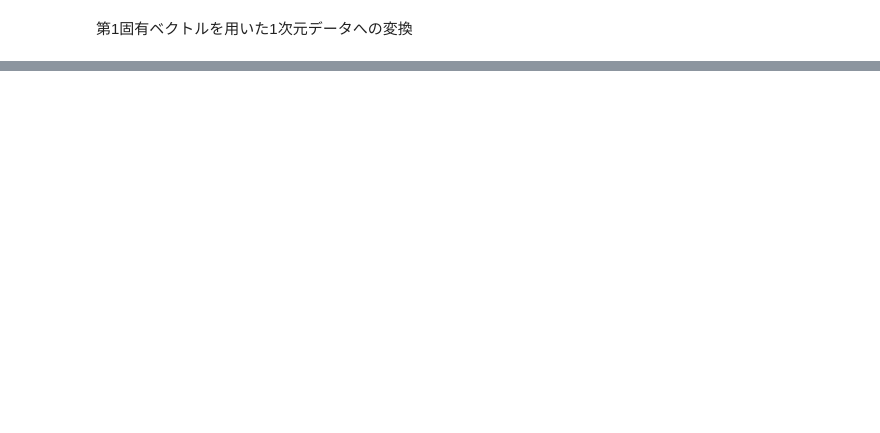
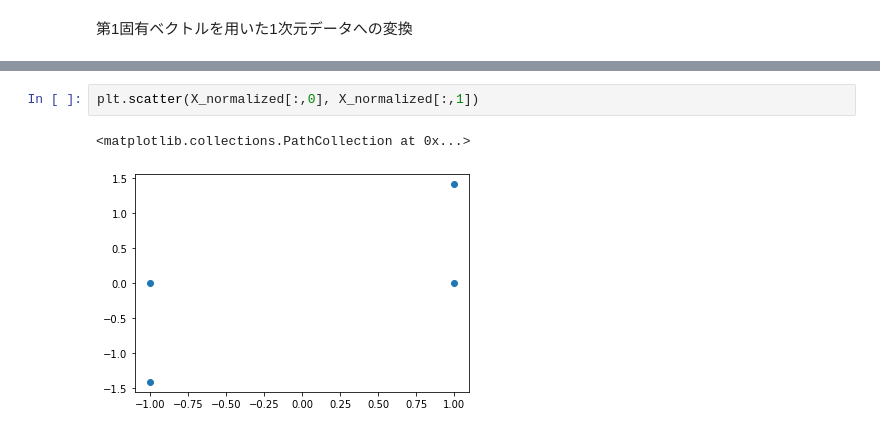
Before and after one commit to MasahiroAraki/SpeechRecognition, a Jupyter notebook: Python/chap03.ipynb, the cells around one changed output, grey strips where cells are left out. Cells and saved outputs as stored; diff of their text form; blank space fills up the shorter version.

```diff
--- a/Python/chap03.ipynb
+++ b/Python/chap03.ipynb
@@ -42,0 +112,5 @@ plt.scatter(X[:,0], X[:,1])
+# %%
+plt.scatter(X_normalized[:,0], X_normalized[:,1])
+# %% [output]
+<matplotlib.collections.PathCollection at 0x...>
+[figure, added]
```
Also changed, not shown: parts of 26 cells of this notebook.
